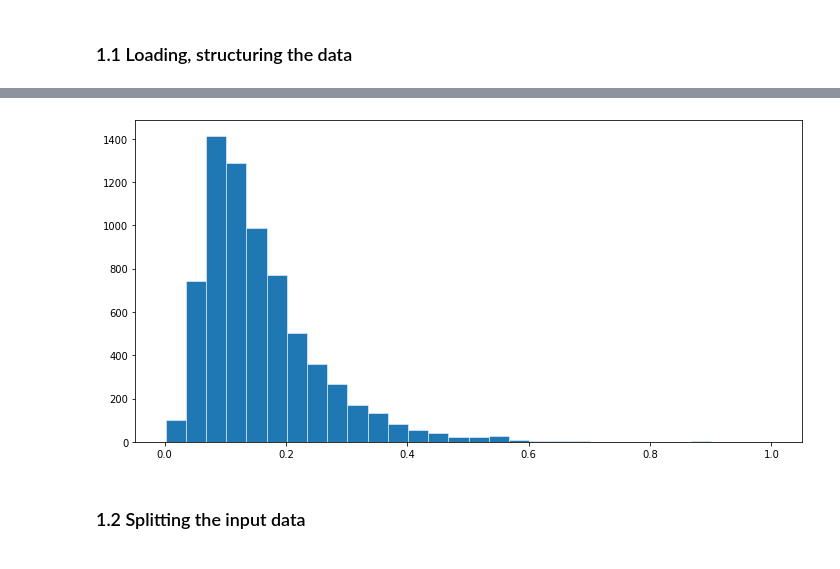
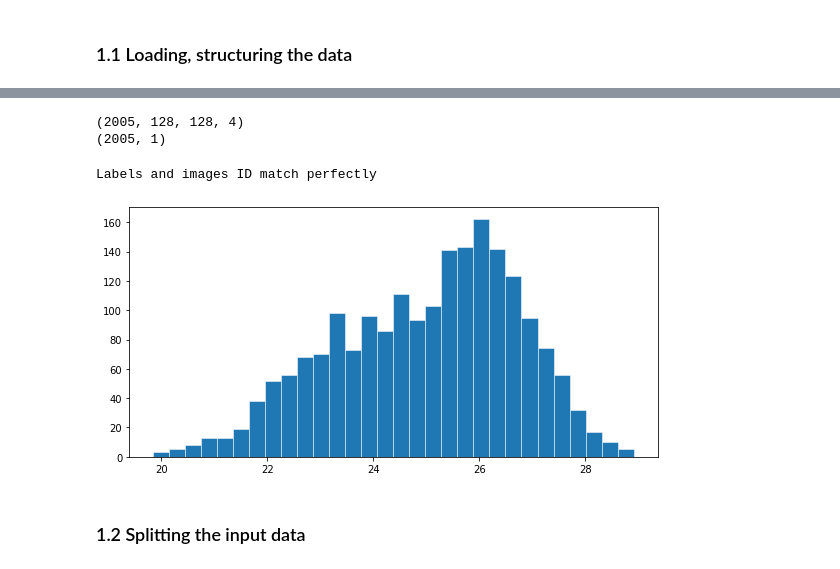
Before and after one commit to tgrippa/Partimap, a Jupyter notebook: Notebooks/CNN_model.ipynb, the cells around one changed output, grey strips where cells are left out. Cells and saved outputs as stored; diff of their text form; code cells hidden in the pictures.

```diff
--- a/Notebooks/CNN_model.ipynb
+++ b/Notebooks/CNN_model.ipynb
@@ -44,6 +87,10 @@ from keras import backend as K
 ### 1.1 Loading, structuring the data
 # %%
 # Define working path
-root = "/media/tais/data/PARTIMAP_processing"
-image_path = os.path.join(root, "partimap_wv3")
-label_path = os.path.join(root, "partimap_perception")
+root = "/home/partimap/PARTIMAP_processing"
+#image_path = os.path.join(root, "partimap_wv3_rgb")
+image_path = os.path.join(root, "partimap_wv3_VNIR")
+label_path = os.path.join(root, "partimap_ranking")
+output_path = os.path.join(root, "output")
+model_path = os.path.join(output_path, "model")
+results_path = os.path.join(output_path, "results")
@@ -131,0 +217,4 @@ print(PC2.shape)
+# %%
+# Load the labels stored in CSV into a pandas DataFrame
+df_labels = pd.read_csv(os.path.join(label_path,"ranking_p3_20220202_NoClouds.csv"))
+df_labels.head()
@@ -131,0 +243,11 @@ print(PC2.shape)
+# %%
+# Extract the values of perception score and covert it to a 1-d array
+scores = df_labels.loc[:,'value'].values
+# %%
+# Now we need to reshape the 1-d array to a 2-d array
+scores = scores.reshape(scores.size,-1)
+
+# Check the shape and datatype of reference data
+print(scores.shape)
+print(scores.dtype)
+print(scores)
@@ -132,14 +264,31 @@ print(PC2.shape)
+# %%
+# Before splitting the training and test dataset, let's check again the shape of x and y.
+print(stack.shape)
+print(scores.shape)
+# %% [output]
+(2005, 128, 128, 4)
+(2005, 1)
+# %%
+# Check if labels and images ID match
+set_images = set([int(os.path.splitext(x)[0].split("_")[-1]) for x in tile_list])
+set_label = set(df_labels.loc[:,'photo_id'].values.tolist())
+missing_label = list(sorted(set_images - set_label))
+missing_image = list(sorted(set_label - set_images))
+if missing_label or missing_image:
+    print('Label(s) ID missing:', missing_label)
+    print('Image(s) ID missing:', missing_image)
+else:
+    print('Labels and images ID match perfectly')
+# %% [output]
+Labels and images ID match perfectly
 # %%
 # print the distribution of target variables (y)
-
-fig, axs = plt.subplots(1, 1,figsize =(10, 5), tight_layout = True)
-
-axs.hist(PC2, bins = 30, edgecolor='white', linewidth=0.5)
-
+fig, axs = plt.subplots(1, 1,figsize =(8, 4), tight_layout = True)
+axs.hist(scores, bins = 30, edgecolor='white', linewidth=0.5)
 # Show plot
 plt.show()
 # %% [output]
-[figure, old version]
+[figure, new version]
 # %% [markdown]
 ### 1.2 Splitting the input data
 # %% [markdown]
```
Also changed, not shown: parts of 77 cells of this notebook, 2 other files.
